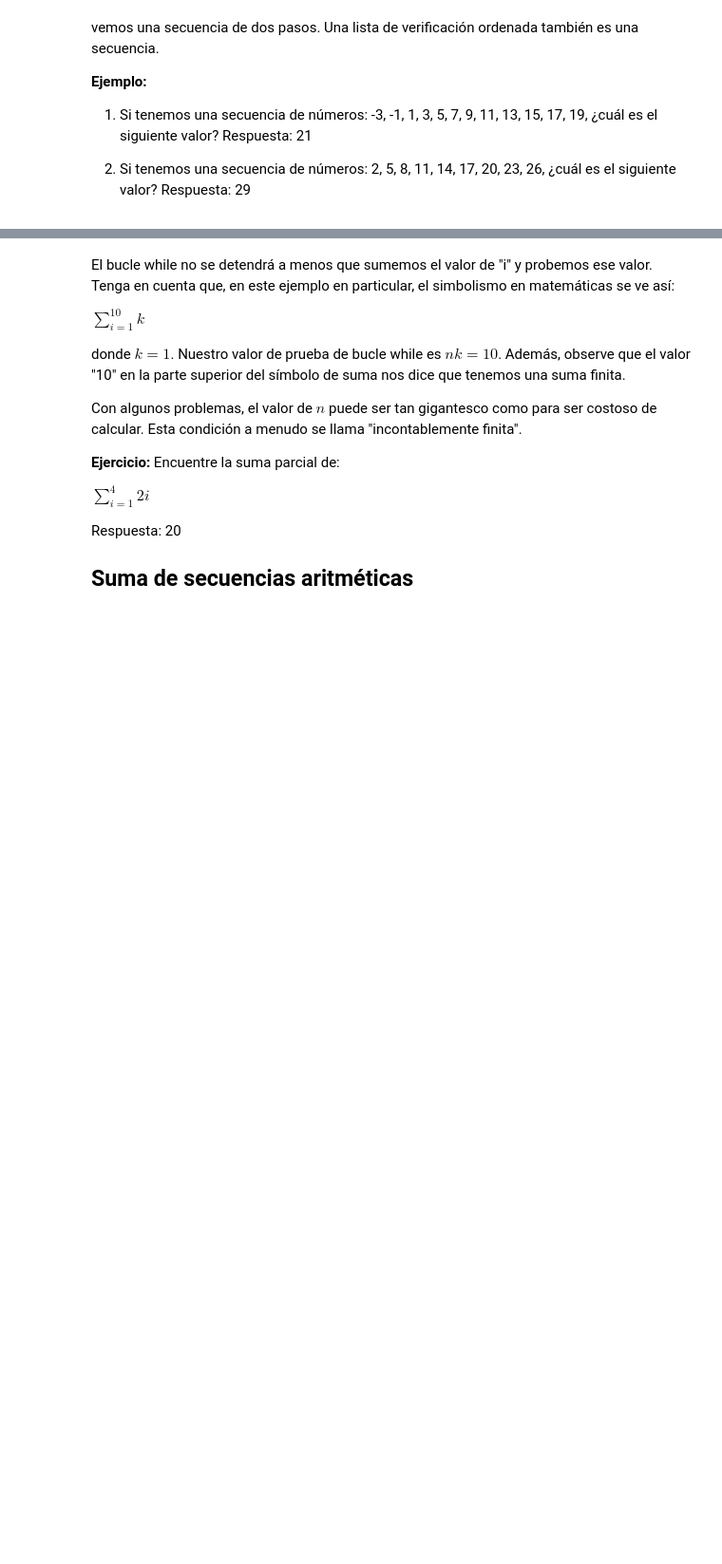
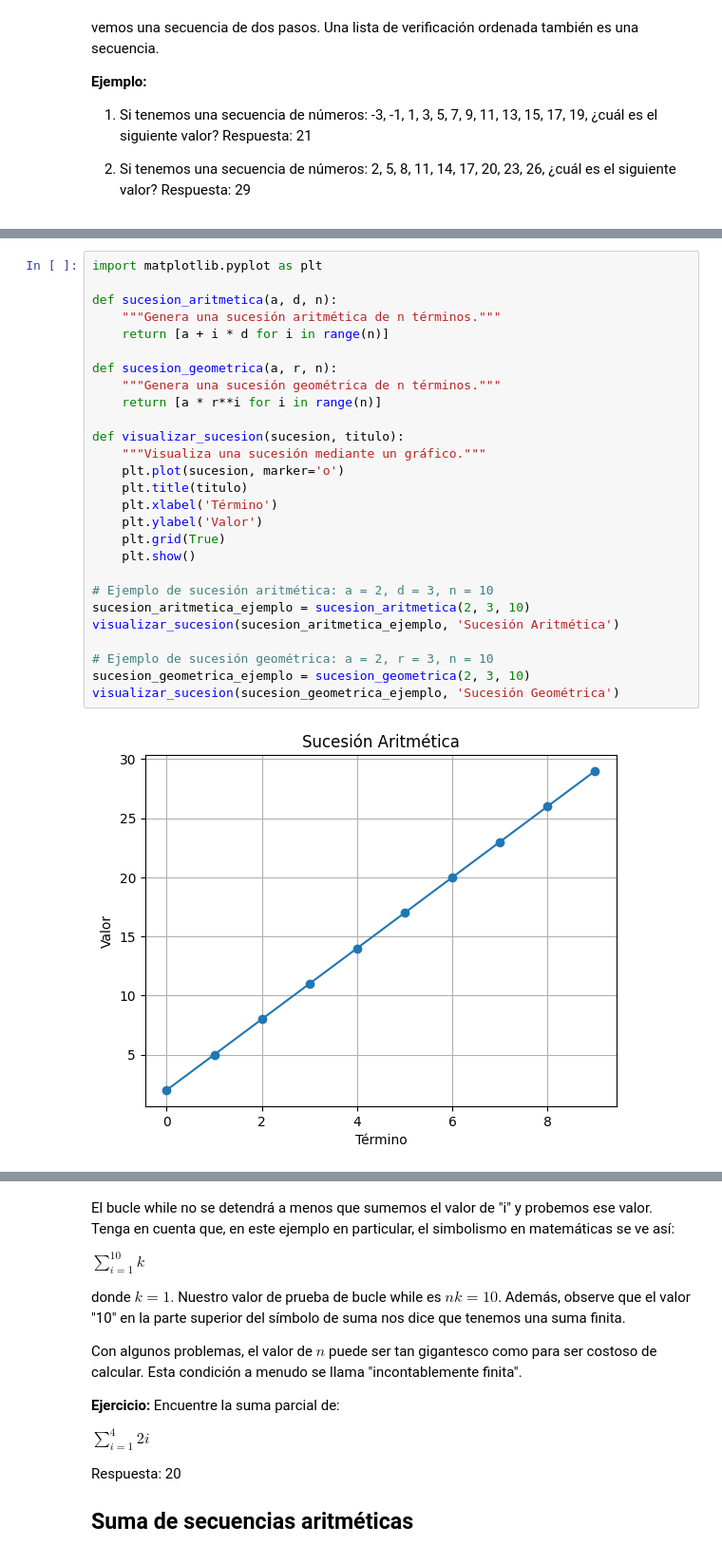
Before and after one commit to dfcarrera79/matematica_discreta, a Jupyter notebook: unidad3.ipynb, the cells around one changed output, grey strips where cells are left out. Shown: that part at 95% size. Drawn from its saved outputs; the diff is of its cells as text; blank space fills up the shorter version.

```diff
--- a/unidad3.ipynb
+++ b/unidad3.ipynb
@@ -99,0 +89,29 @@ Las sumas finitas cortas, o sumas parciales, son comunes en informática. Por ej
+# %%
+import matplotlib.pyplot as plt
+
+def sucesion_aritmetica(a, d, n):
+    """Genera una sucesión aritmética de n términos."""
+    return [a + i * d for i in range(n)]
+
+def sucesion_geometrica(a, r, n):
+    """Genera una sucesión geométrica de n términos."""
+    return [a * r**i for i in range(n)]
+
+def visualizar_sucesion(sucesion, titulo):
+    """Visualiza una sucesión mediante un gráfico."""
+    plt.plot(sucesion, marker='o')
+    plt.title(titulo)
+    plt.xlabel('Término')
+    plt.ylabel('Valor')
+    plt.grid(True)
+    plt.show()
+
+# Ejemplo de sucesión aritmética: a = 2, d = 3, n = 10
+sucesion_aritmetica_ejemplo = sucesion_aritmetica(2, 3, 10)
+visualizar_sucesion(sucesion_aritmetica_ejemplo, 'Sucesión Aritmética')
+
+# Ejemplo de sucesión geométrica: a = 2, r = 3, n = 10
+sucesion_geometrica_ejemplo = sucesion_geometrica(2, 3, 10)
+visualizar_sucesion(sucesion_geometrica_ejemplo, 'Sucesión Geométrica')
+# %% [output]
+[figure, added]
```
Also changed, not shown: parts of 7 cells of this notebook, 1 other file.
